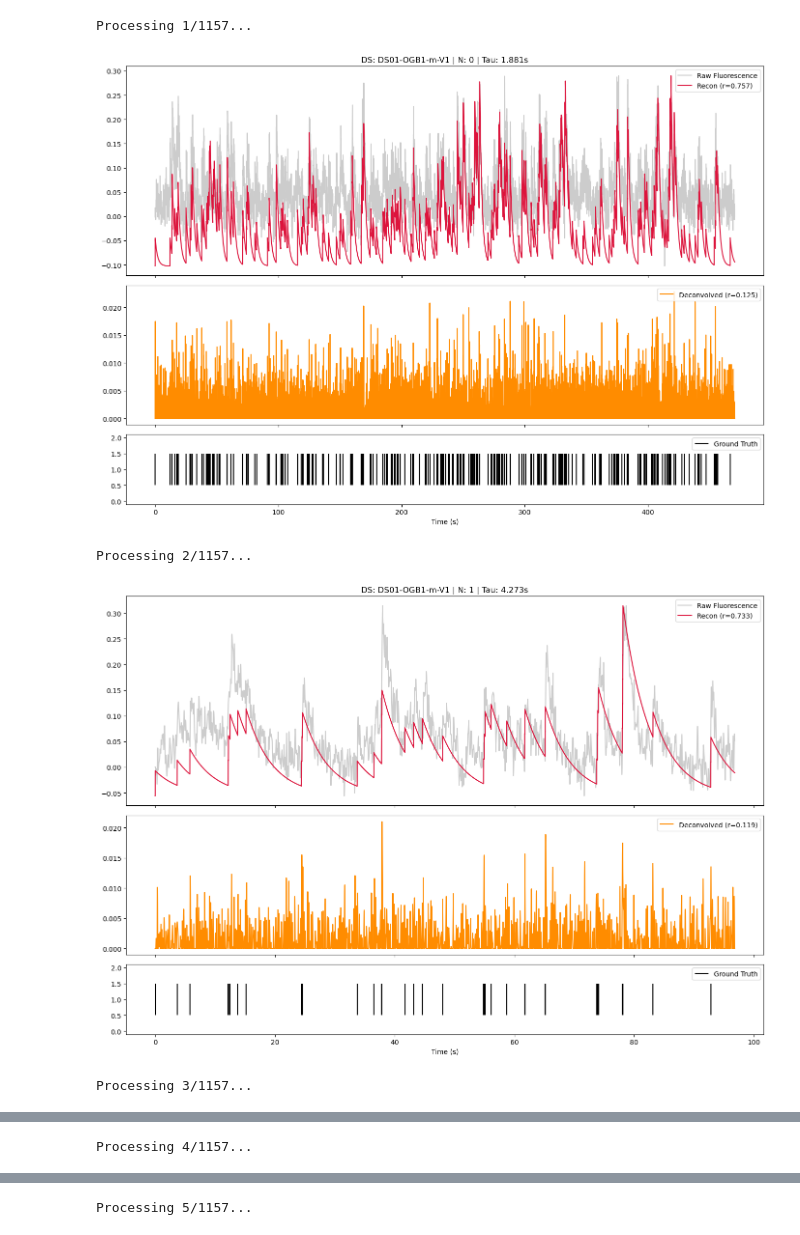
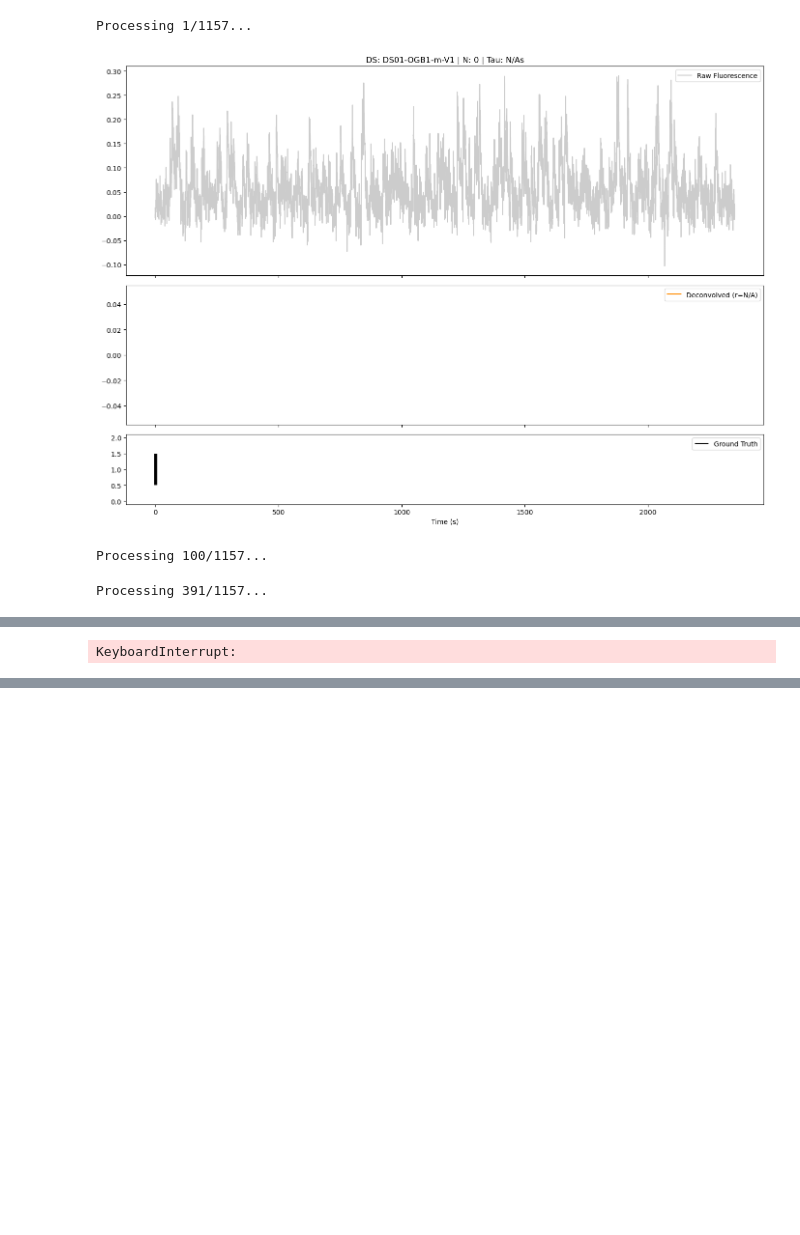
Before and after one commit to mjoudy/Cascade, a Jupyter notebook: nature_review_datasets.ipynb, the cells around one changed output, grey strips where cells are left out. Cells and saved outputs as stored; diff of their text form; code cells hidden in the pictures; blank space fills up the shorter version.

```diff
--- a/nature_review_datasets.ipynb
+++ b/nature_review_datasets.ipynb
@@ -11,5 +11,5 @@ from spikes_proxy_funcs import datasets, processing, rate_analysis
 # %%
 data = datasets.load_selected_data(num_datasets='all', num_neurons_per_dataset='all')
 # %%
-new_rate = 100 # Hz
+new_rate = 500 # Hz
 upsampled_results = []
@@ -21,7 +110,7 @@ for ds_name, recordings in data.items():
         spikes = rec['spikes']
 
         # Upsample using our new helper function
-        u_sig, u_spk = processing.upsample(times, dff, spikes, new_rate=new_rate, do_plot=False)
+        u_sig, u_spk, time_v2 = processing.upsample_v2(times, dff, spikes, new_rate=new_rate, do_plot=False)
 
         upsampled_results.append({
             'dataset': ds_name,
@@ -31,40 +120,39 @@ for ds_name, recordings in data.items():
         })
 # %%
 # --- Configuration ---
-PLOT_LIMIT = 5
+PLOT_LIMIT = 1
 SAVE_PLOTS = False
 SHOW_PLOTS = True
 OUTPUT_DIR = "reconstruction_analysis"
 
 if SAVE_PLOTS and not os.path.exists(OUTPUT_DIR):
     os.makedirs(OUTPUT_DIR)
 
 results = []
 for i, res in enumerate(upsampled_results):
     print(f"Processing {i+1}/{len(upsampled_results)}...", end='\r')
 
     # 1. Calculate Metrics
     out = rate_analysis.get_reconstruction_metrics(res)
     if out is None:
         continue # Skip if signal was invalid (e.g., all NaNs)
 
     stats, signals = out
     results.append(stats)
 
     # 2. Conditional Plotting
     if i < PLOT_LIMIT:
         save_path = os.path.join(OUTPUT_DIR, f"{res['dataset']}_n{res['neuron_idx']}.png") if SAVE_PLOTS else None
         rate_analysis.plot_reconstruction(stats, signals, save_path=save_path, show=SHOW_PLOTS)
 
 # --- 3. Display Summary with Safety Check ---
 if len(results) > 0:
     df_final = pd.DataFrame(results).sort_values(by='Spikes', ascending=False)
     display(df_final.head(10))
 else:
     print("No neurons were successfully processed.")
 # %% [output]
 Processing 1/1157...
-[figure, old version]
+[figure, new version]
-Processing 2/1157...
+Processing 100/1157...
-[figure, removed]
-Processing 3/1157...
+Processing 391/1157...
@@ -72 +159 @@ Processing 3/1157...
-Processing 4/1157...
+KeyboardInterrupt:
@@ -74 +159,0 @@ Processing 4/1157...
-Processing 5/1157...
```
Also changed, not shown: parts of 4 cells of this notebook, 1 other file.
